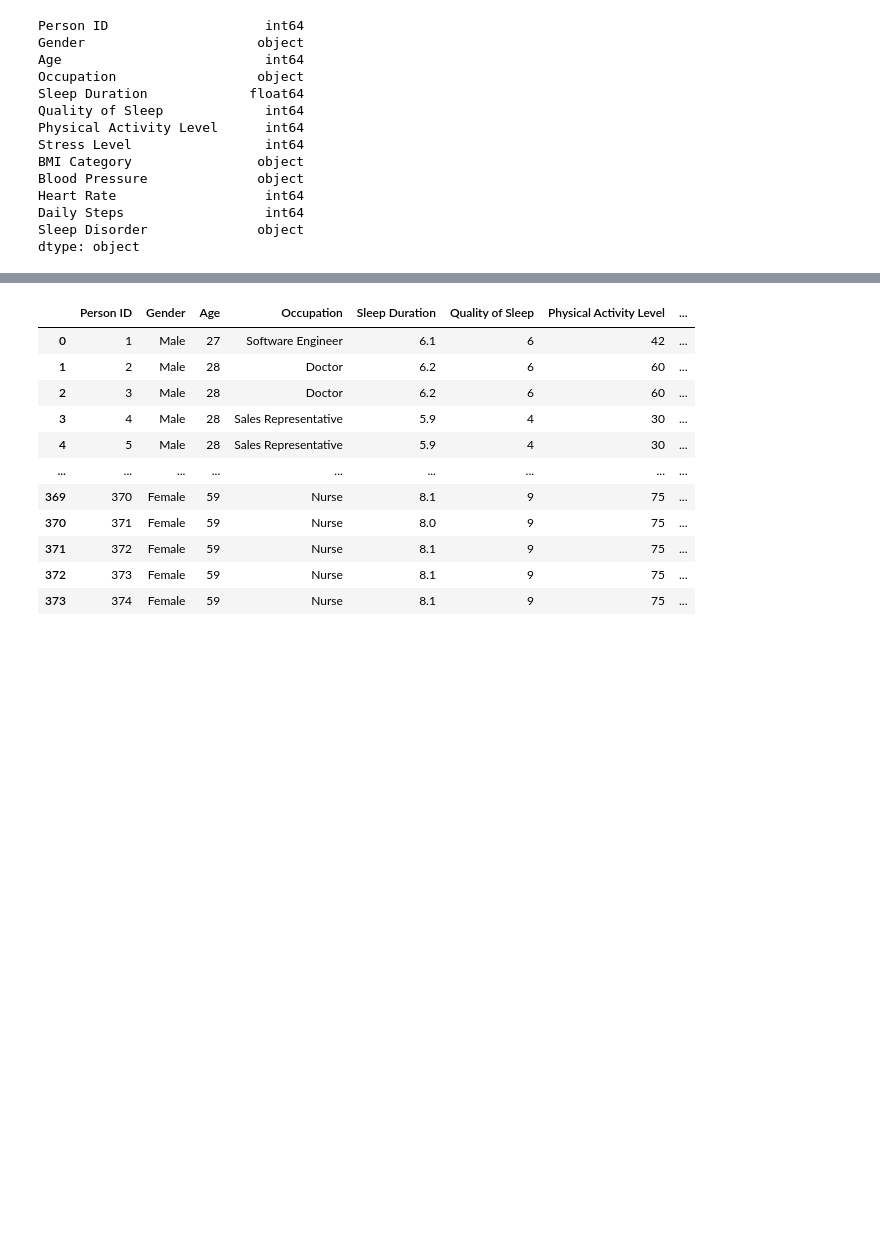
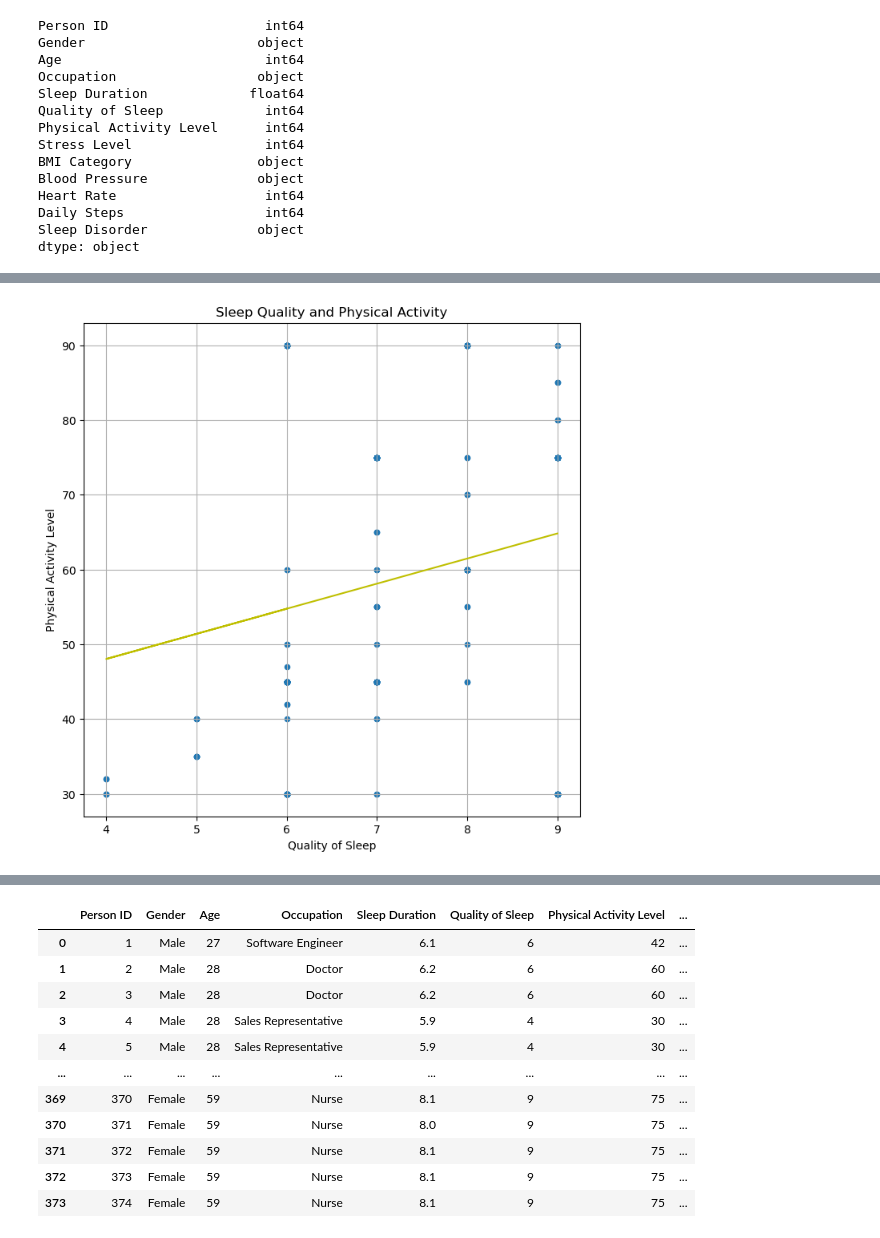
Before and after one commit to jaredsletto/Project_1, a Jupyter notebook: Project_1_sleep.ipynb, the cells around one changed output, grey strips where cells are left out. Drawn from its saved outputs; the diff is of its cells as text; code cells hidden in the pictures; blank space fills up the shorter version.

```diff
--- a/Project_1_sleep.ipynb
+++ b/Project_1_sleep.ipynb
@@ -41,0 +96,15 @@ dtype: object
+# %%
+# create Sleep Quality and Physical Activity Level scatter plot
+sleep_data.plot(kind="scatter", x="Quality of Sleep", y="Physical Activity Level", grid=True, figsize=(8,8),
+              title="Sleep Quality and Physical Activity")
+
+x_values = sleep_data['Quality of Sleep']
+y_values = sleep_data['Physical Activity Level']
+
+slope, intercept, r, p, se = stats.linregress(x_values, y_values)
+line_eq = "y = " + str(round(slope,2)) + "x + " + str(round(intercept,2))
+regress_values = x_values * slope + intercept
+plt.plot(x_values,regress_values,"y-")
+plt.show()
+# %% [output]
+[figure, added]
```
Also changed, not shown: parts of 17 cells of this notebook, 2 other files.
